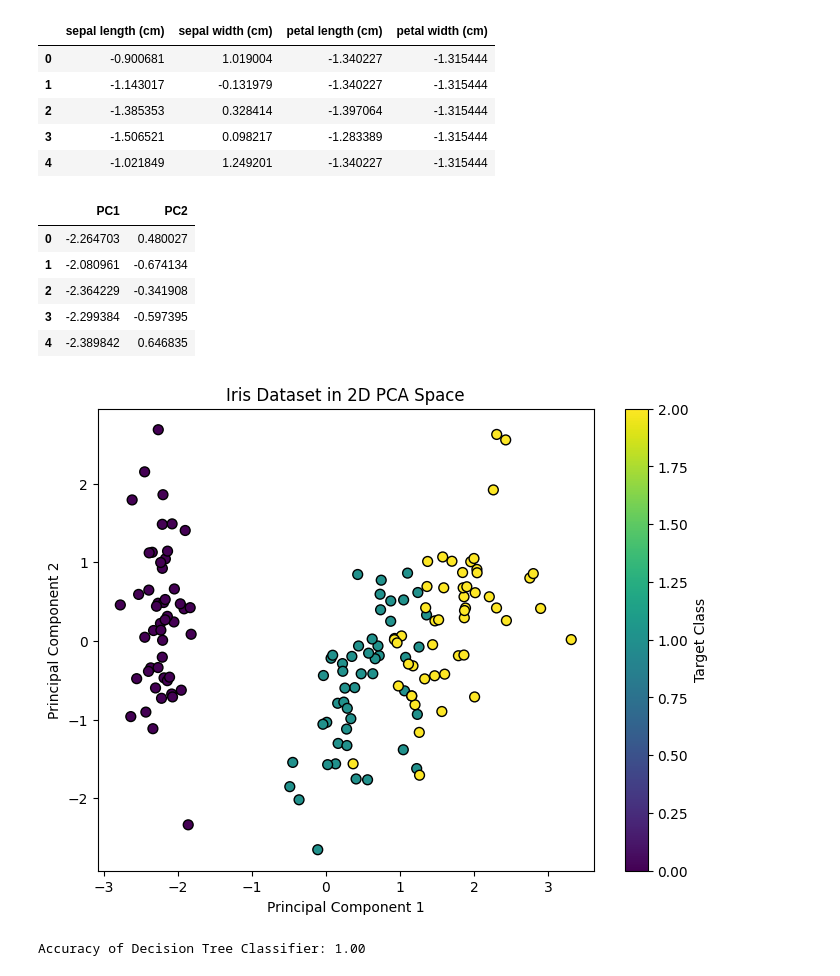
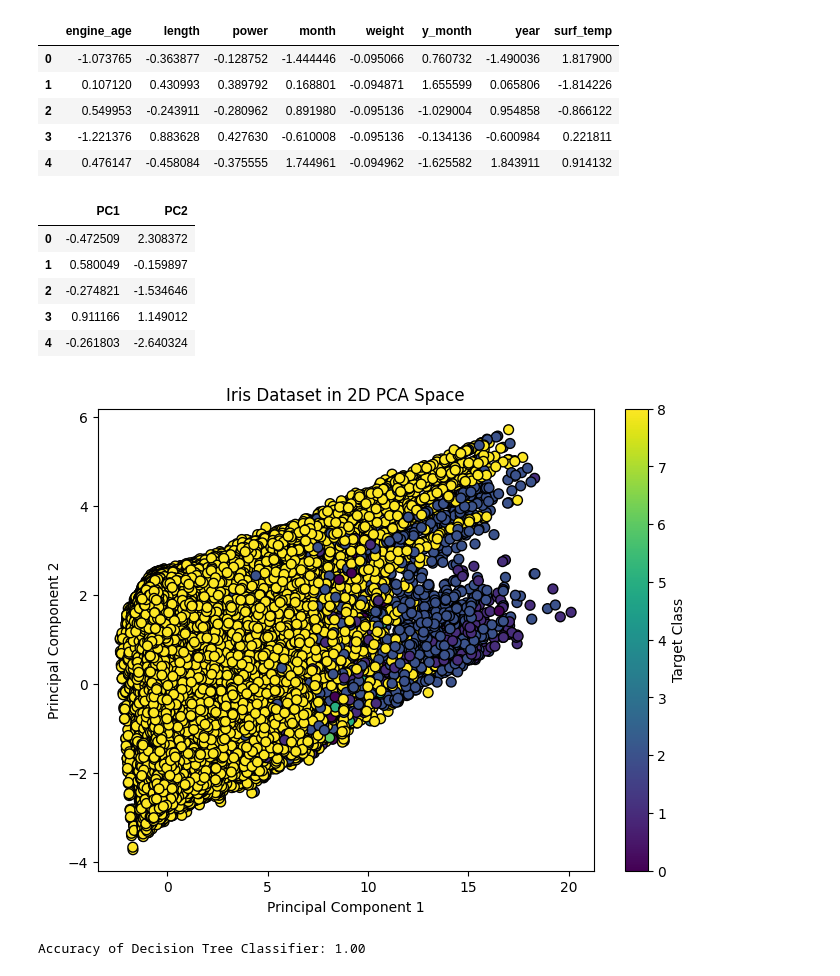
Before and after one commit to AlessandroCarella/Master-thesis, a Jupyter notebook: pca visualization prototype/pca gpt start.ipynb, the cells around one changed output. Drawn from its saved outputs; the diff is of its cells as text; code cells hidden in the pictures.

```diff
--- a/pca visualization prototype/pca gpt start.ipynb
+++ b/pca visualization prototype/pca gpt start.ipynb
@@ -12,22 +20,42 @@ from sklearn.tree import plot_tree
+# %%
+df = pd.read_csv ("test_dataset.csv")
+df.dropna(inplace=True)
+
+target_names = [
+    "Poor Session", "Below Average", "Average Session", "Above Average",
+    "Good Session", "Great Session", "Excellent Session",
+    "Outstanding", "Legendary", "Epic"
+]
+feature_names = ['engine_age', 'length', 'power', 'month', 'weight', 'y_month',
+       'year', 'surf_temp']
+
+#remove non numerical data
+# value adjusted for inflation (check dataset page for more info)
+# other non relevant/not known features
+df.drop(["landing", "patch", "value_cpi", "y_", "ID", "dist", "patch_area", "weight_lym", "weight_lm", "val_lm", "val_lym", "nao_index", "price"], axis=1, inplace=True)
+
+y = df["value"]
+X = df[feature_names]
+
+# Split the values into 10 categories with meaningful labels
+y = pd.cut(y, bins=10, labels=target_names)
+
+label_encoder = LabelEncoder()
+y = label_encoder.fit_transform(y)  # Convert categories to numerical values
 # %%
-# Load the Iris dataset
-data = load_iris()
-X = data.data
-y = data.target
-
 # Standardize the dataset (PCA is affected by the scale of the data)
 scaler = StandardScaler()
 X_scaled = scaler.fit_transform(X)
 
 # Check the first few rows of the standardized data
-pd.DataFrame(X_scaled, columns=data.feature_names).head()
+pd.DataFrame(X_scaled, columns=feature_names).head()
 # %% [output]
-|  | sepal length (cm) | sepal width (cm) | petal length (cm) | petal width (cm) |
-| 0 | -0.900681 | 1.019004 | -1.340227 | -1.315444 |
-| 1 | -1.143017 | -0.131979 | -1.340227 | -1.315444 |
-| 2 | -1.385353 | 0.328414 | -1.397064 | -1.315444 |
-| 3 | -1.506521 | 0.098217 | -1.283389 | -1.315444 |
-| 4 | -1.021849 | 1.249201 | -1.340227 | -1.315444 |
+|  | engine_age | length | power | month | weight | y_month | year | surf_temp |
+| 0 | -1.073765 | -0.363877 | -0.128752 | -1.444446 | -0.095066 | 0.760732 | -1.490036 | 1.817900 |
+| 1 | 0.107120 | 0.430993 | 0.389792 | 0.168801 | -0.094871 | 1.655599 | 0.065806 | -1.814226 |
+| 2 | 0.549953 | -0.243911 | -0.280962 | 0.891980 | -0.095136 | -1.029004 | 0.954858 | -0.866122 |
+| 3 | -1.221376 | 0.883628 | 0.427630 | -0.610008 | -0.095136 | -0.134136 | -0.600984 | 0.221811 |
+| 4 | 0.476147 | -0.458084 | -0.375555 | 1.744961 | -0.094962 | -1.625582 | 1.843911 | 0.914132 |
 # %%
 # Apply PCA to reduce the dataset to 2 dimensions
 pca = PCA(n_components=2)
@@ -37,11 +65,11 @@ X_pca = pca.fit_transform(X_scaled)
 pd.DataFrame(X_pca, columns=['PC1', 'PC2']).head()
 # %% [output]
 |  | PC1 | PC2 |
-| 0 | -2.264703 | 0.480027 |
-| 1 | -2.080961 | -0.674134 |
-| 2 | -2.364229 | -0.341908 |
-| 3 | -2.299384 | -0.597395 |
-| 4 | -2.389842 | 0.646835 |
+| 0 | -0.472509 | 2.308372 |
+| 1 | 0.580049 | -0.159897 |
+| 2 | -0.274821 | -1.534646 |
+| 3 | 0.911166 | 1.149012 |
+| 4 | -0.261803 | -2.640324 |
 # %%
 # Create a scatter plot of the data in the 2D PCA space
 plt.figure(figsize=(8, 6))
@@ -52,7 +80,7 @@ plt.ylabel('Principal Component 2')
 plt.colorbar(label='Target Class')
 plt.show()
 # %% [output]
-[figure, old version]
+[figure, new version]
 # %%
 # Split the data into training and testing sets
 X_train, X_test, y_train, y_test = train_test_split(X_scaled, y, test_size=0.3, random_state=42)
```
Also changed, not shown: parts of 6 cells of this notebook, 3 other files.
